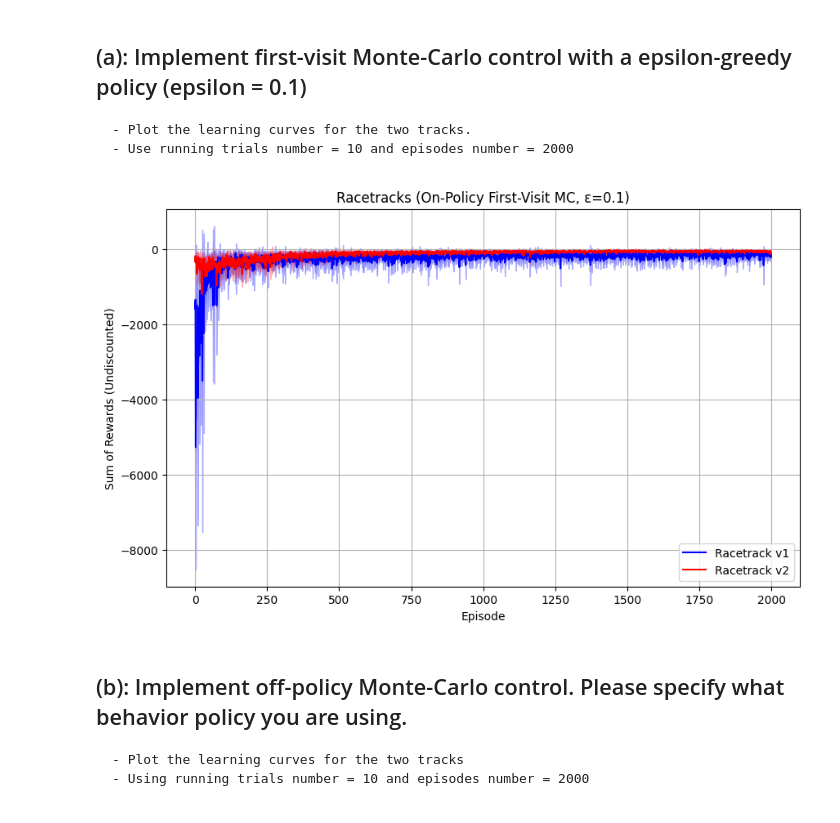
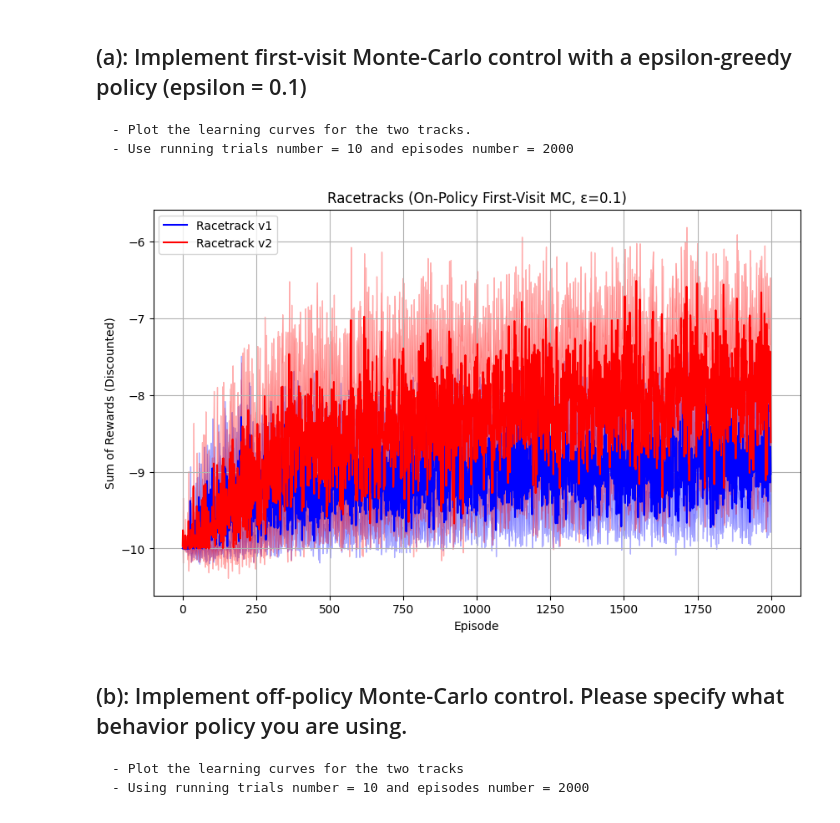
Before and after one commit to adnanamir010/cs5180, a Jupyter notebook: ex4/ex4_25spring.ipynb, the cells around one changed output. Saved outputs shown, nothing was run; the diff lists cells and outputs as text; code cells hidden in the pictures.

```diff
--- a/ex4/ex4_25spring.ipynb
+++ b/ex4/ex4_25spring.ipynb
@@ -243,7 +293,7 @@ def plot_policy(policy):
 # %%
 np.random.seed(0)
 env = gym.make("Blackjack-v1")
-Q, policy = mc_es(env, num_episodes=500000, epsilon=0.1, gamma=1.0)
+Q, policy = mc_es(env, num_episodes=500000, gamma=1.0)
 
 V = {}
 for (state, action), value in Q.items():
@@ -479,7 +566,7 @@ def plot_learning_curves(epsilon_values, num_trials, num_episodes, gamma):
 # %%
 num_trials = 10
 num_episodes = 10000
-gamma = 0.99
+gamma = 0.9
 epsilon_values = [0.1, 0.01, 0.0]
 
 plot_learning_curves(epsilon_values, num_trials, num_episodes, gamma)
@@ -772,10 +859,10 @@ def mc_control_on_policy(env, num_episodes=2000, epsilon=0.1, gamma=1.0):
             transitions.append((state, action, reward))
             state = next_state
 
-        # Compute the returns (undiscounted sum of rewards in this example)
-        G = 0
-        for (_, _, r) in transitions:
-            G += r
+        # Compute the returns
+        G = 0.0
+        for t, (_, _, r) in enumerate(transitions):
+            G += (gamma ** t) * r
         returns_per_episode.append(G)
 
         # First-visit MC updates
@@ -797,7 +884,7 @@ def mc_control_on_policy(env, num_episodes=2000, epsilon=0.1, gamma=1.0):
 
     return Q, returns_per_episode
 # %%
-def run_multiple_trials(version, num_trials=10, num_episodes=2000, epsilon=0.1):
+def run_multiple_trials(version, num_trials=10, num_episodes=2000, epsilon=0.1, gamma=0.9):
     """
     Runs the Racetrack environment (v1 or v2) for multiple trials,
     """
@@ -805,7 +892,7 @@ def run_multiple_trials(version, num_trials=10, num_episodes=2000, epsilon=0.1):
     for trial in range(num_trials):
         # Create a fresh environment
         env = Racetrack(version=version)
-        _, returns_per_episode = mc_control_on_policy(env, num_episodes, epsilon=epsilon, gamma=1.0)
+        _, returns_per_episode = mc_control_on_policy(env, num_episodes, epsilon=epsilon, gamma=gamma)
         all_returns.append(returns_per_episode)
     return np.array(all_returns)
 
@@ -845,26 +932,27 @@ def plot_learning_curves(results_v1, results_v2, title="Racetrack Comparison"):
 
     plt.title(title)
     plt.xlabel("Episode")
-    plt.ylabel("Sum of Rewards (Undiscounted)")
+    plt.ylabel("Sum of Rewards (Discounted)")
     plt.grid(True)
     plt.legend()
     plt.show()
 # %%
 random.seed(0)
 np.random.seed(0)
 
 num_trials = 10
 num_episodes = 2000
 epsilon = 0.1
+gamma = 0.9
 
 # Racetrack v1
 results_v1 = run_multiple_trials("v1", num_trials=num_trials, num_episodes=num_episodes, epsilon=epsilon)
 
 # Racetrack v2
 results_v2 = run_multiple_trials("v2", num_trials=num_trials, num_episodes=num_episodes, epsilon=epsilon)
 plot_learning_curves(results_v1=results_v1,results_v2=results_v2, title="Racetracks (On-Policy First-Visit MC, ε=0.1)")
 # %% [output]
-[figure, old version]
+[figure, new version]
 # %% [markdown]
 ## (b): Implement off-policy Monte-Carlo control. Please specify what behavior policy you are using.
     - Plot the learning curves for the two tracks
```
Also changed, not shown: parts of 9 cells of this notebook, 7 other files.
